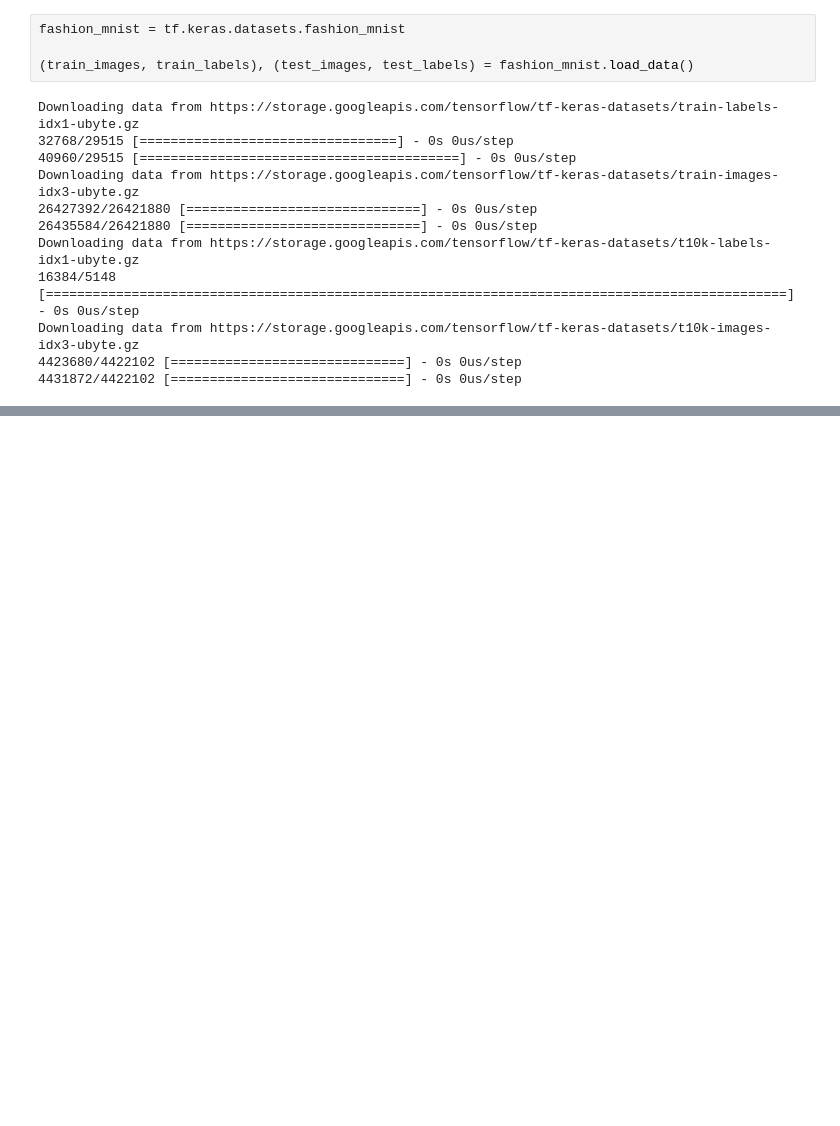
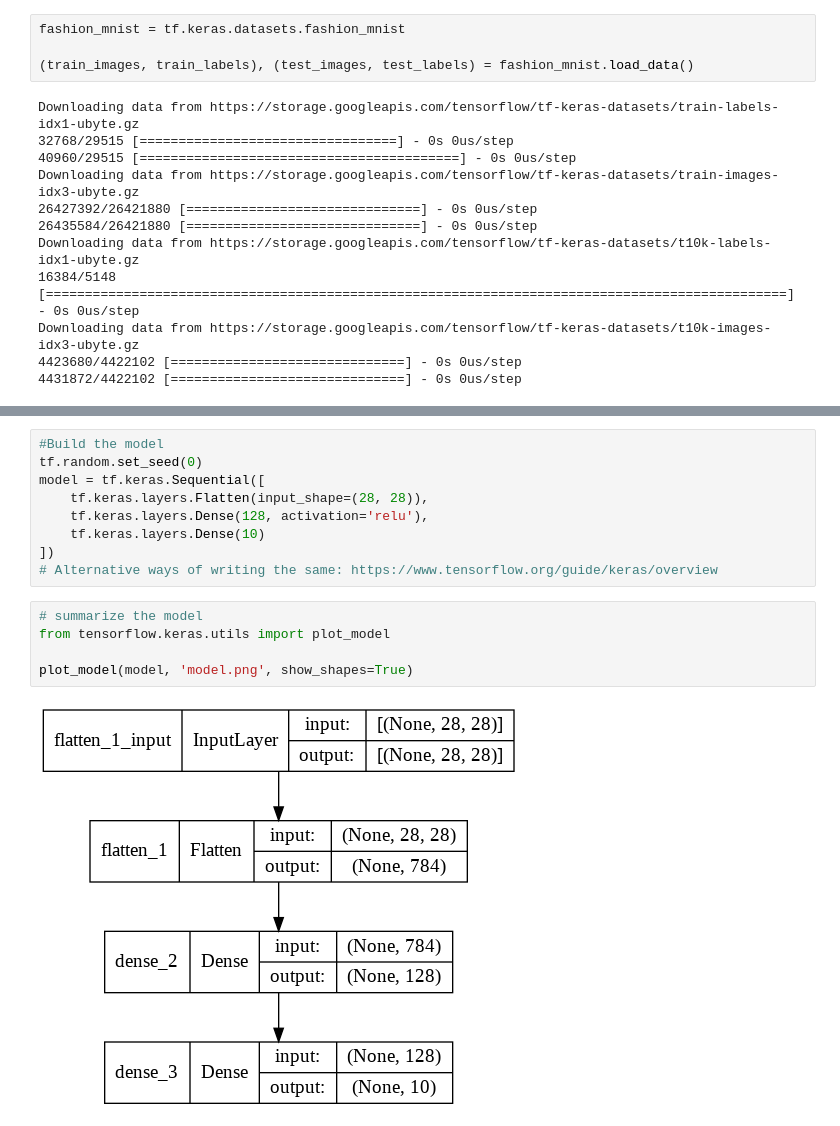
Before and after one commit to RamSakamuri/deeplearning, a Jupyter notebook: Basic_classification.ipynb, the cells around one changed output, grey strips where cells are left out. Cells and saved outputs as stored; diff of their text form; blank space fills up the shorter version.

```diff
--- a/Basic_classification.ipynb
+++ b/Basic_classification.ipynb
@@ -29,0 +67,16 @@ Downloading data from https://storage.googleapis.com/tensorflow/tf-keras-dataset
+# %%
+#Build the model
+tf.random.set_seed(0)
+model = tf.keras.Sequential([
+    tf.keras.layers.Flatten(input_shape=(28, 28)),
+    tf.keras.layers.Dense(128, activation='relu'),
+    tf.keras.layers.Dense(10)
+])
+# Alternative ways of writing the same: https://www.tensorflow.org/guide/keras/overview
+# %%
+# summarize the model
+from tensorflow.keras.utils import plot_model
+
+plot_model(model, 'model.png', show_shapes=True)
+# %% [output]
+[figure, added]
```
Also changed, not shown: parts of 9 cells of this notebook.
